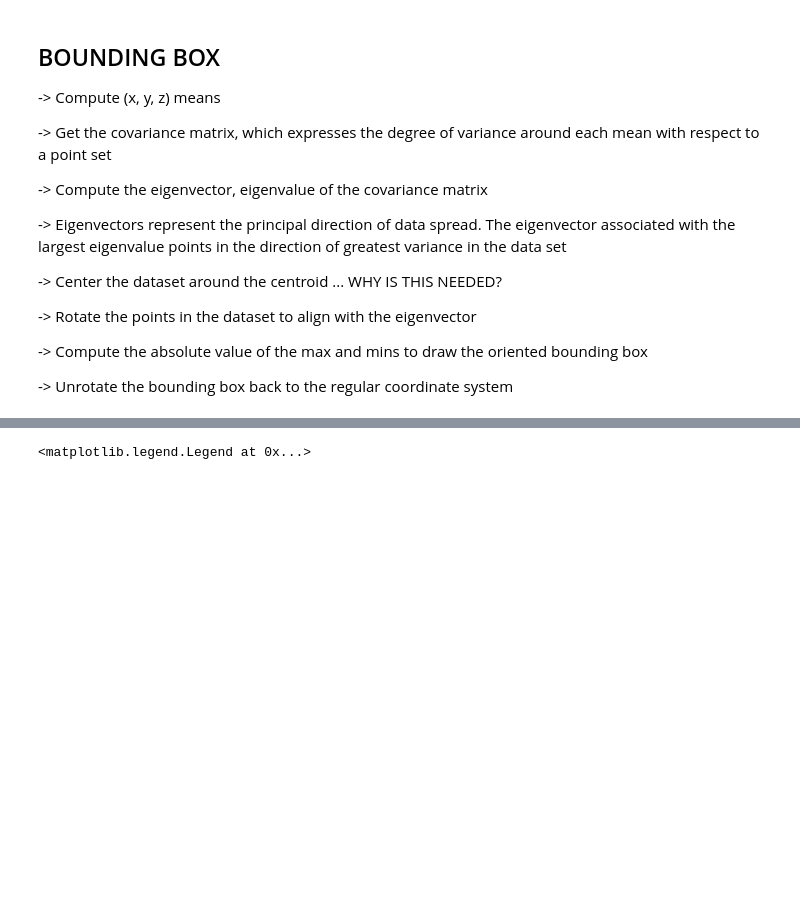
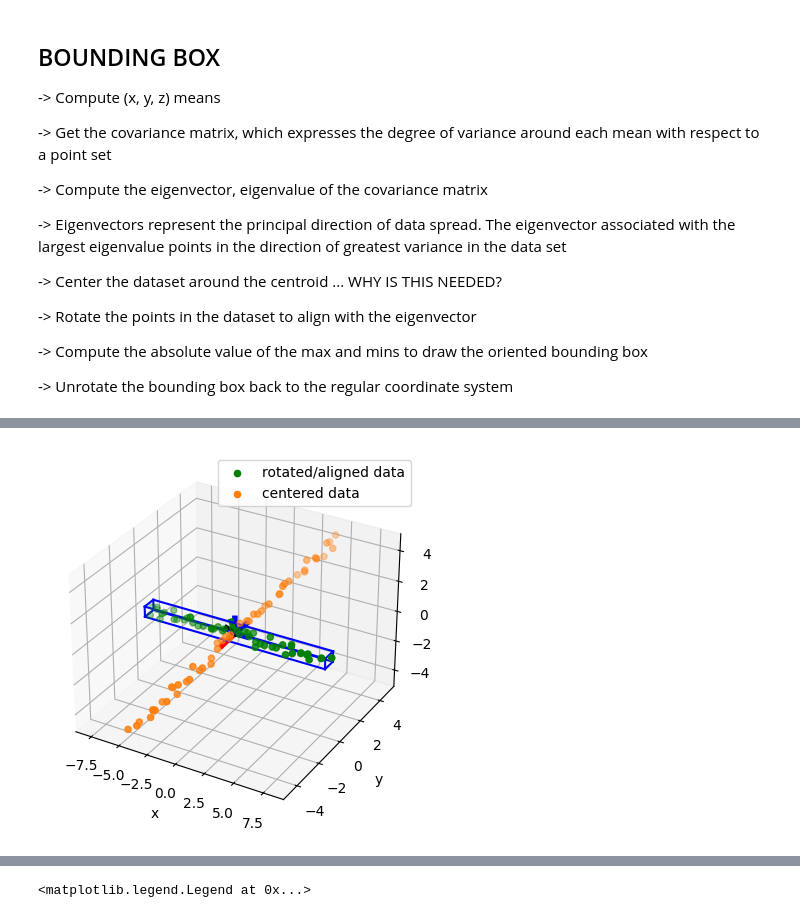
Before and after one commit to VRazgaitis/geometry_engine, a Jupyter notebook: bounding_box.ipynb, the cells around one changed output, grey strips where cells are left out. Cells and saved outputs as stored; diff of their text form; code cells hidden in the pictures; blank space fills up the shorter version.

Commit message:
bounding box jup fin

```diff
--- a/bounding_box.ipynb
+++ b/bounding_box.ipynb
@@ -79,0 +127,41 @@ ax.plot([0, eigenvectors[0, 2]],  [0, eigenvectors[1, 2]], [0, eigenvectors[2, 2
+# %%
+def draw3DRectangle(ax, x1, y1, z1, x2, y2, z2):
+    # the Translate the datatwo sets of coordinates form the apposite diagonal points of a cuboid
+    ax.plot([x1, x2], [y1, y1], [z1, z1], color='b') # | (up)
+    ax.plot([x2, x2], [y1, y2], [z1, z1], color='b') # -->
+    ax.plot([x2, x1], [y2, y2], [z1, z1], color='b') # | (down)
+    ax.plot([x1, x1], [y2, y1], [z1, z1], color='b') # <--
+
+    ax.plot([x1, x2], [y1, y1], [z2, z2], color='b') # | (up)
+    ax.plot([x2, x2], [y1, y2], [z2, z2], color='b') # -->
+    ax.plot([x2, x1], [y2, y2], [z2, z2], color='b') # | (down)
+    ax.plot([x1, x1], [y2, y1], [z2, z2], color='b') # <--
+
+    ax.plot([x1, x1], [y1, y1], [z1, z2], color='b') # | (up)
+    ax.plot([x2, x2], [y2, y2], [z1, z2], color='b') # -->
+    ax.plot([x1, x1], [y2, y2], [z1, z2], color='b') # | (down)
+    ax.plot([x2, x2], [y1, y1], [z1, z2], color='b') # <--
+# %%
+# now that our rotated point set aligns with the coordinate system, we can draw a simple max min bounding box
+xmin, xmax, ymin, ymax, zmin, zmax = np.min(rotated_coordinates[0, :]), np.max(rotated_coordinates[0, :]), np.min(rotated_coordinates[1, :]), np.max(rotated_coordinates[1, :]), np.min(rotated_coordinates[2, :]), np.max(rotated_coordinates[2, :])
+
+fig = plt.figure()
+ax = fig.add_subplot(111, projection='3d')
+ax.scatter(rotated_coordinates[0,:], rotated_coordinates[1,:], rotated_coordinates[2,:], color='g', label="rotated/aligned data")
+ax.scatter(centered_data[0,:], centered_data[1,:], centered_data[2,:], color='tab:orange', label="centered data")
+ax.legend()
+ax.set_xlabel('x')
+ax.set_ylabel('y')
+ax.set_zlabel('z')
+# cartesian basis
+ax.plot([0, 1],  [0, 0], [0, 0], color='b', linewidth=4)
+ax.plot([0, 0],  [0, 1], [0, 0], color='b', linewidth=4)
+ax.plot([0, 0],  [0, 0], [0, 1], color='b', linewidth=4)
+# eigen basis
+ax.plot([0, eigenvectors[0, 0]],  [0, eigenvectors[1, 0]], [0, eigenvectors[2, 0]], color='r', linewidth=4)
+ax.plot([0, eigenvectors[0, 1]],  [0, eigenvectors[1, 1]], [0, eigenvectors[2, 1]], color='g', linewidth=4)
+ax.plot([0, eigenvectors[0, 2]],  [0, eigenvectors[1, 2]], [0, eigenvectors[2, 2]], color='k', linewidth=4)
+
+draw3DRectangle(ax, xmin, ymin, zmin, xmax, ymax, zmax)
+# %% [output]
+[figure, added]
```
Also changed, not shown: parts of 6 cells of this notebook.
